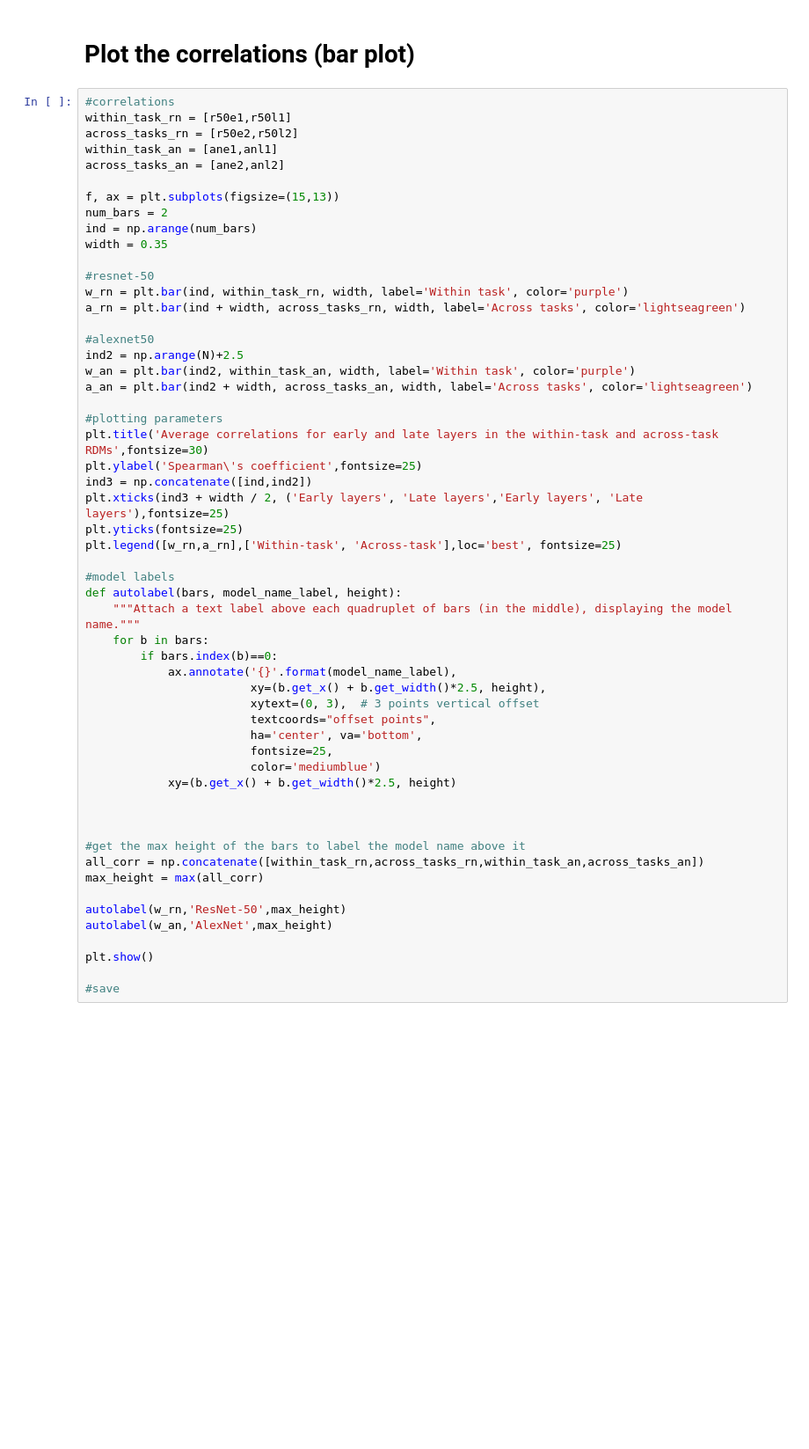
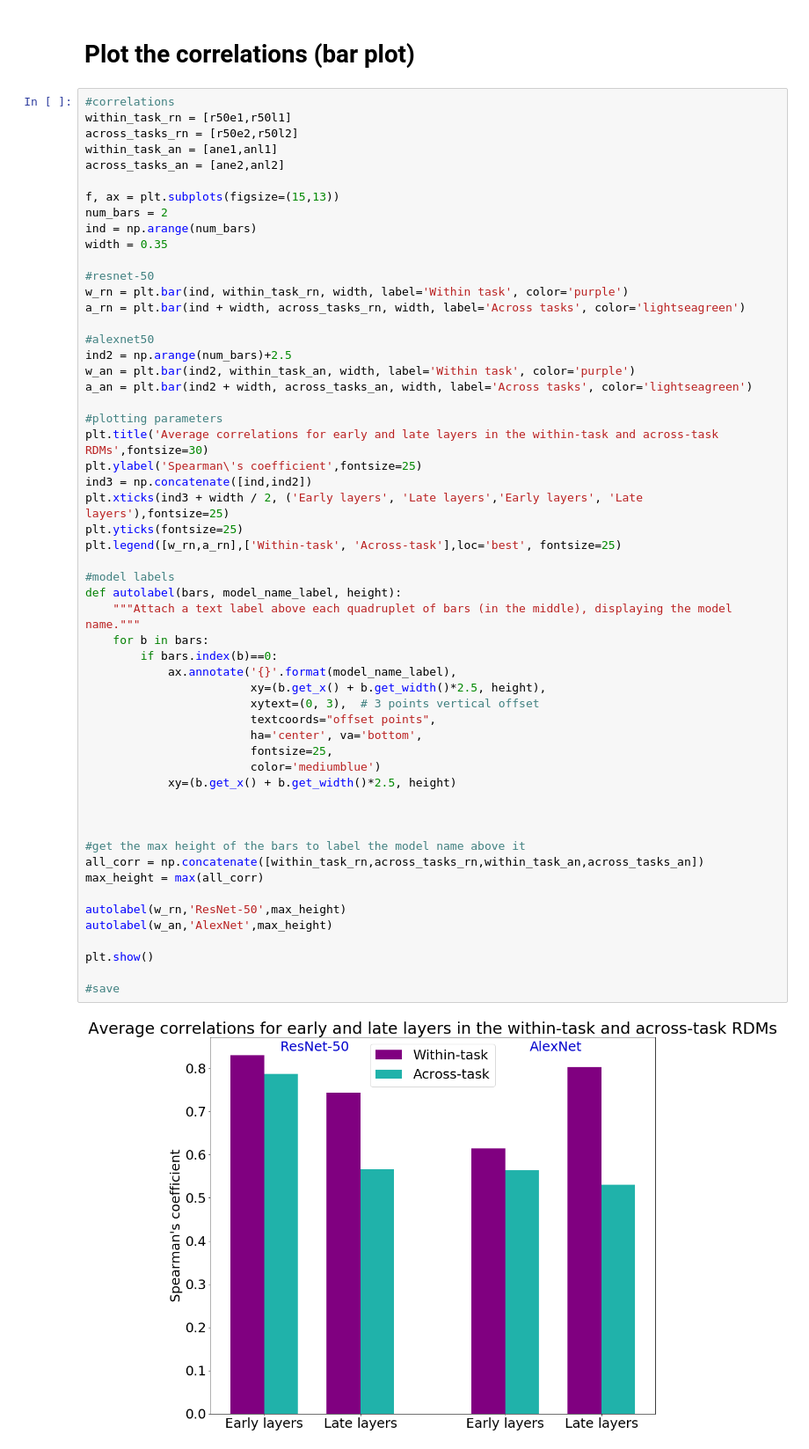
Before and after one commit to Agnessa14/RSA_object_classification, a Jupyter notebook: Objects/Average_correlation_plot.ipynb, the cells around one changed output. Shown at 88% size. Drawn from its saved outputs; the diff is of its cells as text; blank space fills up the shorter version.

```diff
--- a/Objects/Average_correlation_plot.ipynb
+++ b/Objects/Average_correlation_plot.ipynb
@@ -74,7 +79,7 @@ w_rn = plt.bar(ind, within_task_rn, width, label='Within task', color='purple')
 a_rn = plt.bar(ind + width, across_tasks_rn, width, label='Across tasks', color='lightseagreen')
 
 #alexnet50
-ind2 = np.arange(N)+2.5
+ind2 = np.arange(num_bars)+2.5
 w_an = plt.bar(ind2, within_task_an, width, label='Within task', color='purple')
 a_an = plt.bar(ind2 + width, across_tasks_an, width, label='Across tasks', color='lightseagreen')
 
@@ -85,33 +90,35 @@ ind3 = np.concatenate([ind,ind2])
 plt.xticks(ind3 + width / 2, ('Early layers', 'Late layers','Early layers', 'Late layers'),fontsize=25)
 plt.yticks(fontsize=25)
 plt.legend([w_rn,a_rn],['Within-task', 'Across-task'],loc='best', fontsize=25)
 
 #model labels
 def autolabel(bars, model_name_label, height):
     """Attach a text label above each quadruplet of bars (in the middle), displaying the model name."""
     for b in bars:
         if bars.index(b)==0:
             ax.annotate('{}'.format(model_name_label),
                         xy=(b.get_x() + b.get_width()*2.5, height),
                         xytext=(0, 3),  # 3 points vertical offset
                         textcoords="offset points",
                         ha='center', va='bottom',
                         fontsize=25,
                         color='mediumblue')
             xy=(b.get_x() + b.get_width()*2.5, height)
 
 
 
 #get the max height of the bars to label the model name above it
 all_corr = np.concatenate([within_task_rn,across_tasks_rn,within_task_an,across_tasks_an])
 max_height = max(all_corr)
 
 autolabel(w_rn,'ResNet-50',max_height)
 autolabel(w_an,'AlexNet',max_height)
 
 plt.show()
 
 #save
+# %% [output]
+[figure, added]
 # %%
 def bar_plot_correlations(**kwargs):
     #setup the figure
```
Also changed, not shown: parts of 4 cells of this notebook.
